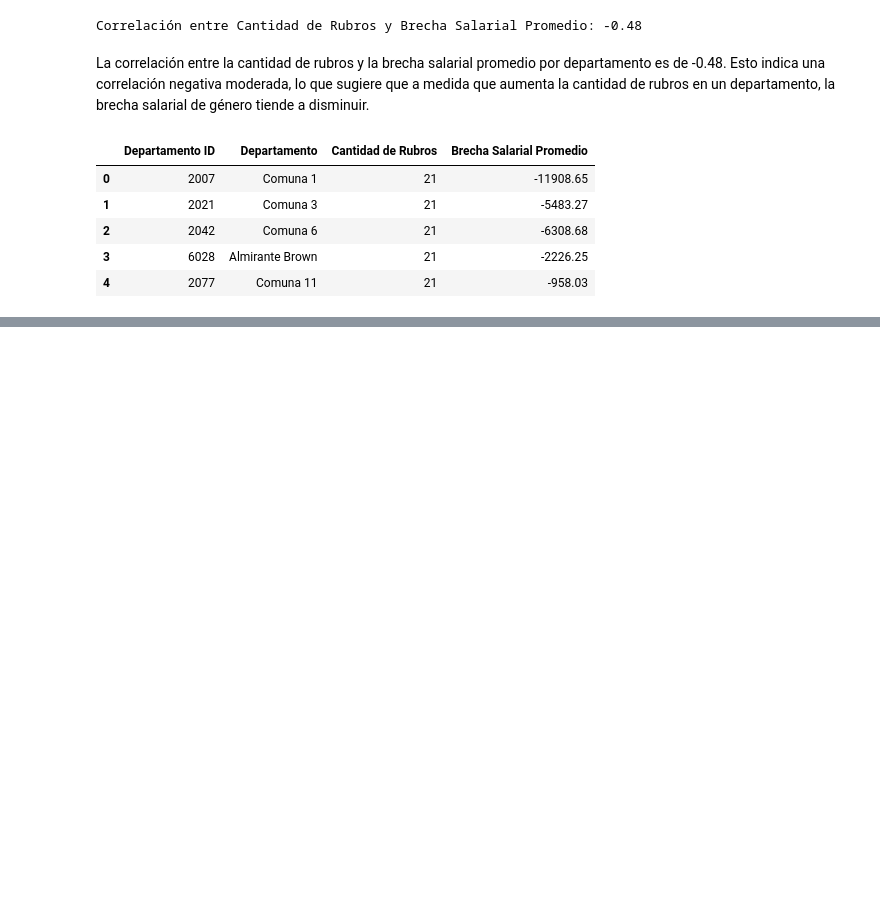
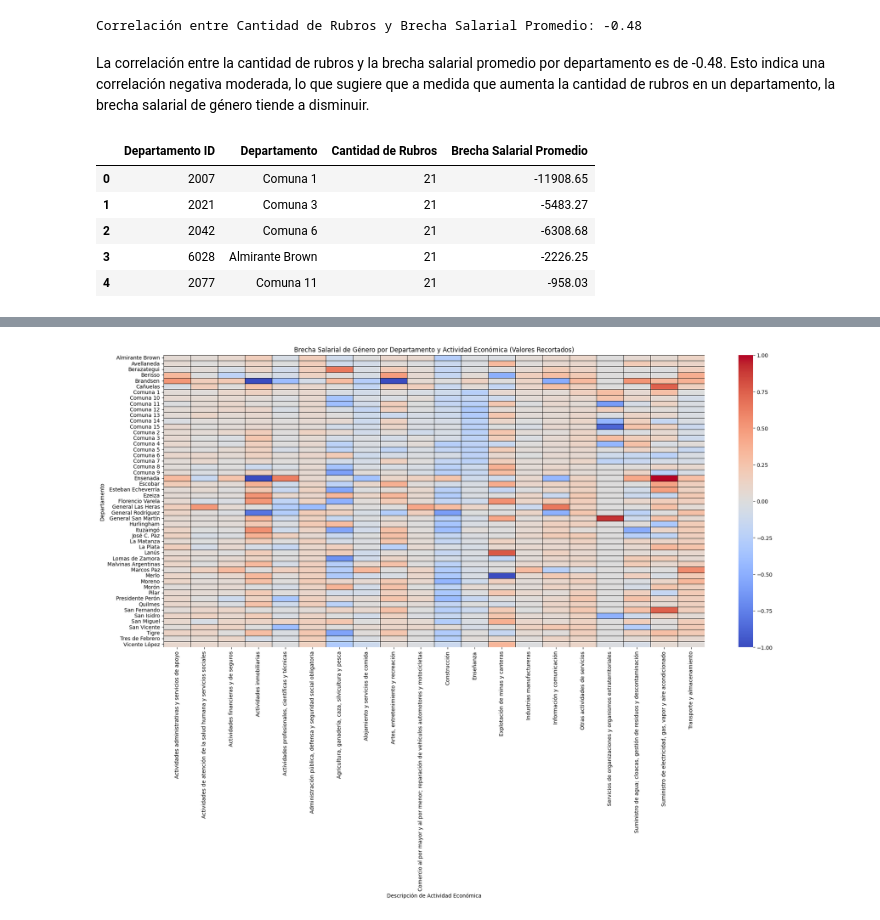
Before and after one commit to tost1n/Tp-laboratorio, a Jupyter notebook: Tp.ipynb, the cells around one changed output, grey strips where cells are left out. Drawn from its saved outputs; the diff is of its cells as text; code cells hidden in the pictures; blank space fills up the shorter version.

```diff
--- a/Tp.ipynb
+++ b/Tp.ipynb
@@ -569,0 +584,41 @@ tabla_final.head().round(2)
+# %%
+# Para el análisis de la brecha salarial en el heatmap, se recortarán los valores extremos.
+# Un rango de [-1, 1] asegura que la brecha se interprete como un porcentaje entre -100% y 100%.
+# Se crea una copia para evitar SettingWithCopyWarning y asegurar que el clipping no afecte el DataFrame original si no se desea.
+temp_df_for_heatmap = DF_Con_brecha.copy()
+temp_df_for_heatmap['Brecha_Salarial_Genero_Clipped'] = temp_df_for_heatmap['Brecha_Salarial_Genero'].clip(lower=-1, upper=1)
+
+# Agrupar por departamento y descripción de actividad económica, y calcular la media de la brecha salarial (recortada)
+brecha_por_departamento_rubro_clipped = temp_df_for_heatmap.groupby(['departamento', 'clae2_description'])['Brecha_Salarial_Genero_Clipped'].mean().reset_index()
+
+# Pivotear la tabla para el heatmap
+# Rellenar NaN con la mediana de la brecha salarial recortada para evitar valores cero que puedan ser engañosos
+# Si hay NaNs después del clipping y agrupación, se pueden rellenar para la visualización.
+# Sin embargo, si un departamento/rubro no tiene datos, un NaN puede ser más informativo.
+# Para este caso, vamos a rellenar con 0 para mantener la coherencia con el ejemplo anterior,
+# pero el clipping ya maneja los valores extremos.
+heatmap_data_clipped = brecha_por_departamento_rubro_clipped.pivot_table(
+    index='departamento',
+    columns='clae2_description',
+    values='Brecha_Salarial_Genero_Clipped'
+).fillna(0) # Se rellena con 0 si, por alguna razón, después del clipping y la agrupación aún hay NaNs
+
+# Crear el heatmap con los datos recortados
+plt.figure(figsize=(20, 15)) # Ajustar el tamaño para mejor visualización
+sns.heatmap(
+    heatmap_data_clipped,
+    cmap='coolwarm', # Elegir un colormap divergente para mostrar brechas positivas y negativas
+    annot=False,    # No mostrar los valores numéricos en cada celda para evitar saturación
+    fmt=".2f",      # Formato de los números si annot fuera True
+    linewidths=.5,  # Líneas entre celdas
+    linecolor='black' # Color de las líneas entre celdas
+)
+plt.title('Brecha Salarial de Género por Departamento y Actividad Económica (Valores Recortados)')
+plt.xlabel('Descripción de Actividad Económica')
+plt.ylabel('Departamento')
+plt.xticks(rotation=90)
+plt.yticks(rotation=0)
+plt.tight_layout()
+plt.show()
+# %% [output]
+[figure, added]
```
Also changed, not shown: parts of 4 cells of this notebook.
